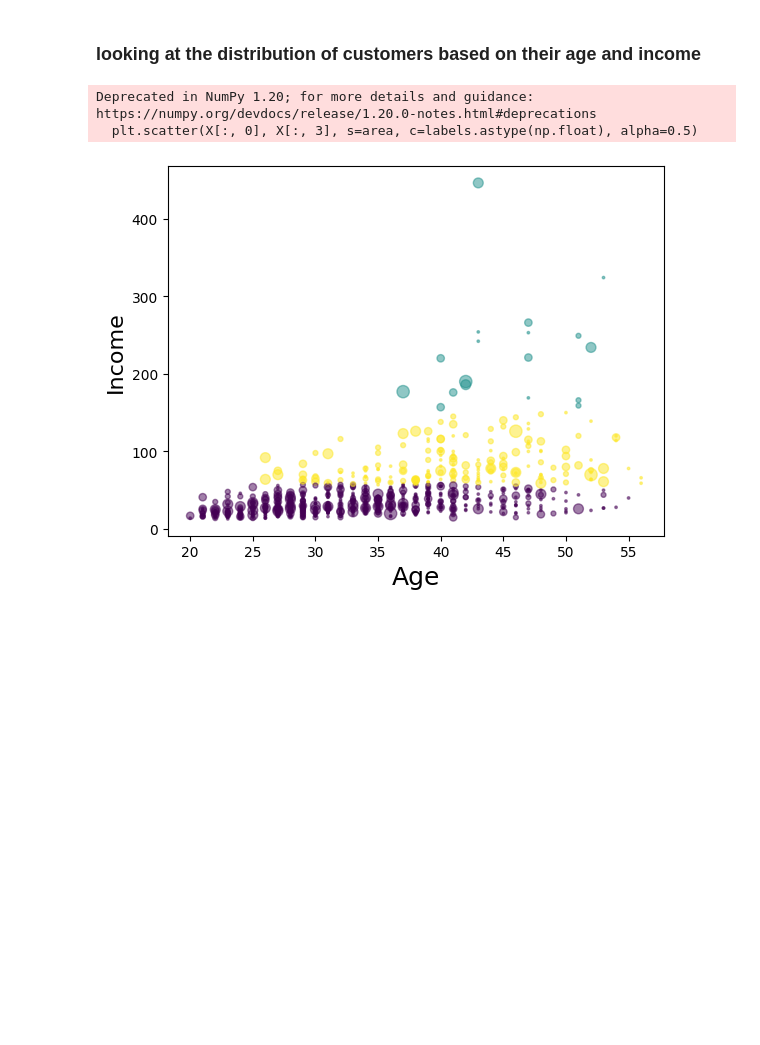
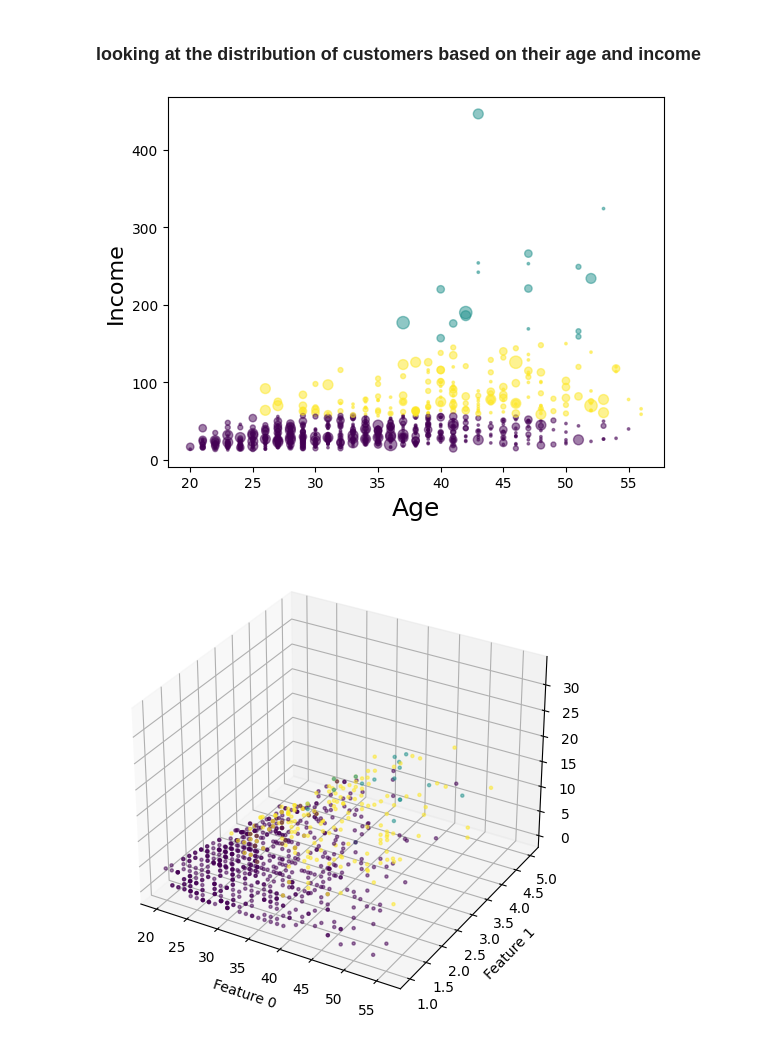
Before and after one commit to mehdisahraeei/ml-project, a Jupyter notebook: 01-learning/03-Clustering/01-K-means/K-Means.ipynb, the cells around one changed output. Cells and saved outputs as stored; diff of their text form; code cells hidden in the pictures; blank space fills up the shorter version.

```diff
--- a/01-learning/03-Clustering/01-K-means/K-Means.ipynb
+++ b/01-learning/03-Clustering/01-K-means/K-Means.ipynb
@@ -114,12 +136,28 @@ df.groupby('Clus_km').mean()
 ### looking at the distribution of customers based on their age and income
 # %%
 area = np.pi * ( X[:, 1])**2
-plt.scatter(X[:, 0], X[:, 3], s=area, c=labels.astype(np.float), alpha=0.5)
+plt.scatter(X[:, 0], X[:, 3], s=area, c=labels.astype(float), alpha=0.5)
 plt.xlabel('Age', fontsize=18)
 plt.ylabel('Income', fontsize=16)
 
 plt.show()
 # %% [output]
-Deprecated in NumPy 1.20; for more details and guidance: https://numpy.org/devdocs/release/1.20.0-notes.html#deprecations
-  plt.scatter(X[:, 0], X[:, 3], s=area, c=labels.astype(np.float), alpha=0.5)
 [figure]
+# %%
+from mpl_toolkits.mplot3d import Axes3D
+import matplotlib.pyplot as plt
+
+fig = plt.figure(figsize=(8, 6))
+ax = fig.add_subplot(111, projection='3d')
+
+# Scatter plot
+ax.scatter(X[:, 0], X[:, 1], X[:, 2], c=labels.astype(float), s=5, alpha=0.5) #s: size obj
+
+# Set labels for each axis
+ax.set_xlabel('Feature 0')
+ax.set_ylabel('Feature 1')
+ax.set_zlabel('Feature 2')
+
+plt.show()
+# %% [output]
+[figure, added]
```
Also changed, not shown: parts of 5 cells of this notebook.
